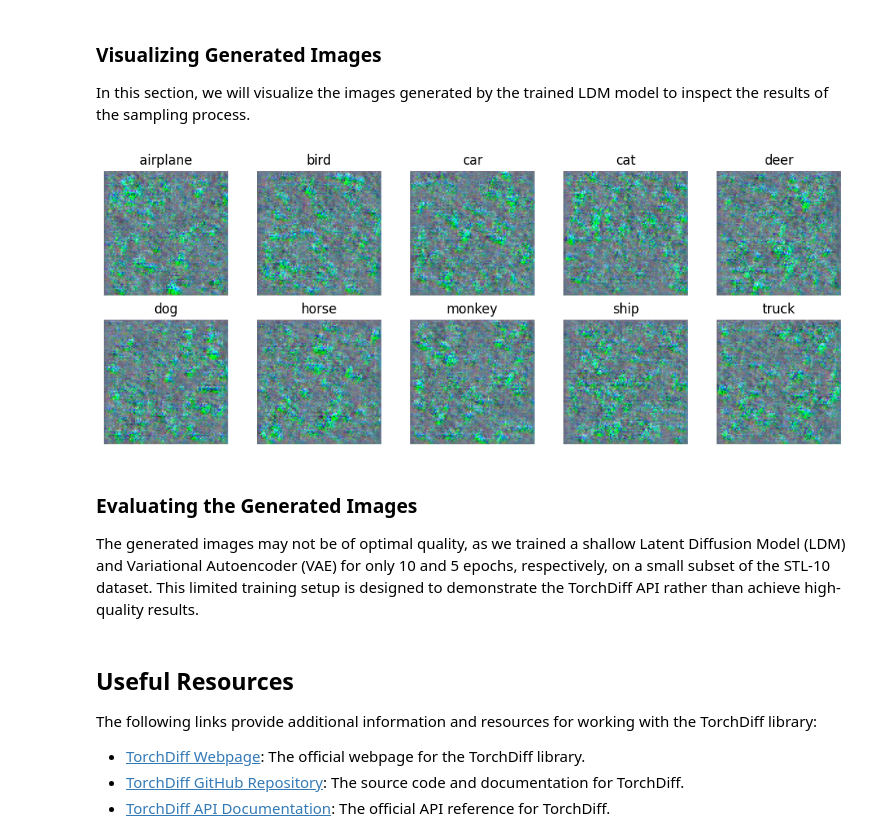
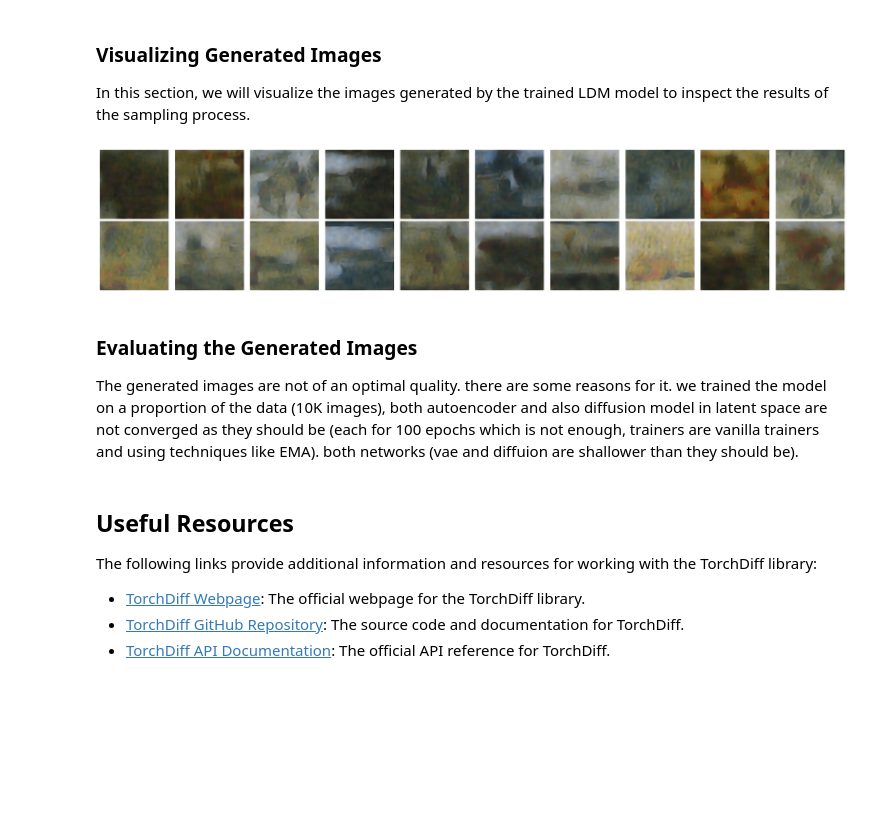
Before and after one commit to LoqmanSamani/DiffusionModels, a Jupyter notebook: examples/ldm/ldm.ipynb, the cells around one changed output. Drawn from its saved outputs; the diff is of its cells as text; code cells hidden in the pictures; blank space fills up the shorter version.

Commit message:
ldm example has been added

```diff
--- a/examples/ldm/ldm.ipynb
+++ b/examples/ldm/ldm.ipynb
@@ -61,10 +68,10 @@ In this tutorial, we will use a small subset of the STL-10 dataset for training
 # %%
 # Use small subset
-train_subset = Subset(train_dataset, torch.randperm(len(train_dataset))[:100])
-test_subset = Subset(test_dataset, torch.randperm(len(test_dataset))[:8])
+train_subset = Subset(train_dataset, torch.randperm(len(train_dataset))[:10000])
+test_subset = Subset(test_dataset, torch.randperm(len(test_dataset))[:100])
 
 # Create data loaders
-train_loader = DataLoader(train_subset, batch_size=16, shuffle=True)
-val_loader = DataLoader(test_subset, batch_size=4, shuffle=False)
+train_loader = DataLoader(train_subset, batch_size=8, shuffle=True)
+test_loader = DataLoader(test_subset, batch_size=16, shuffle=False)
 # %% [markdown]
 ### Visualizing Training Images
@@ -213,0 +188,20 @@ plt.show()
+# %%
+x, _ = next(iter(test_loader))
+x = x.to('cuda')
+comp_net.eval()
+with torch.no_grad():
+    x_hat, _, _, _ = comp_net(x)
+
+# Unnormalize for display
+def unnorm(img):
+    return img * 0.5 + 0.5
+
+fig, axes = plt.subplots(2, 10, figsize=(16, 4))
+for i in range(10):
+    axes[0, i].imshow(unnorm(x[i]).permute(1, 2, 0).cpu().numpy())
+    axes[0, i].axis('off')
+    axes[1, i].imshow(unnorm(x_hat[i]).permute(1, 2, 0).cpu().numpy())
+    axes[1, i].axis('off')
+axes[0, 0].set_ylabel('Original')
+axes[1, 0].set_ylabel('Reconstruction')
+plt.show()
@@ -468,31 +318,28 @@ gen_imgs = sampler(
 
 In this section, we will visualize the images generated by the trained LDM model to inspect the results of the sampling process.
 # %%
-folder_path = "../ldm_generated"
-conditions=['airplane', 'bird', 'car', 'cat', 'deer',
-                 'dog', 'horse', 'monkey', 'ship', 'truck']
-num_images = 10
-rows, cols = 2, 5
+folder_path = "/home/loqman/Downloads/projs/TorchDiff/examples/ldm/samples"
+num_images = 20
+rows, cols = 2, 10
 
 fig, axes = plt.subplots(rows, cols, figsize=(cols * 2, rows * 2))
 
 for i in range(num_images):
-    img_path = os.path.join(folder_path, f"image_{i+1}.png")
+    img_path = os.path.join(folder_path, f"img_{i+1}.png")
     img = Image.open(img_path).convert('RGB')
 
     ax = axes[i // cols, i % cols]
     ax.imshow(img, cmap='gray')
     ax.axis('off')
-    ax.set_title(conditions[i])
 
 plt.tight_layout()
 plt.show()
 # %% [output]
-[figure, old version]
+[figure, new version]
 # %% [markdown]
 ### Evaluating the Generated Images
 
-The generated images may not be of optimal quality, as we trained a shallow Latent Diffusion Model (LDM) and Variational Autoencoder (VAE) for only 10 and 5 epochs, respectively, on a small subset of the STL-10 dataset. This limited training setup is designed to demonstrate the TorchDiff API rather than achieve high-quality results.
+The generated images are not of an optimal quality. there are some reasons for it. we trained the model on a proportion of the data (10K images), both autoencoder and also diffusion model in latent space are not converged as they should be (each for 100 epochs which is not enough, trainers are vanilla trainers and using techniques like EMA). both networks (vae and diffuion are shallower than they should be).
 # %% [markdown]
 ## Useful Resources
 
```
Also changed, not shown: parts of 27 cells of this notebook, 22 other files.
